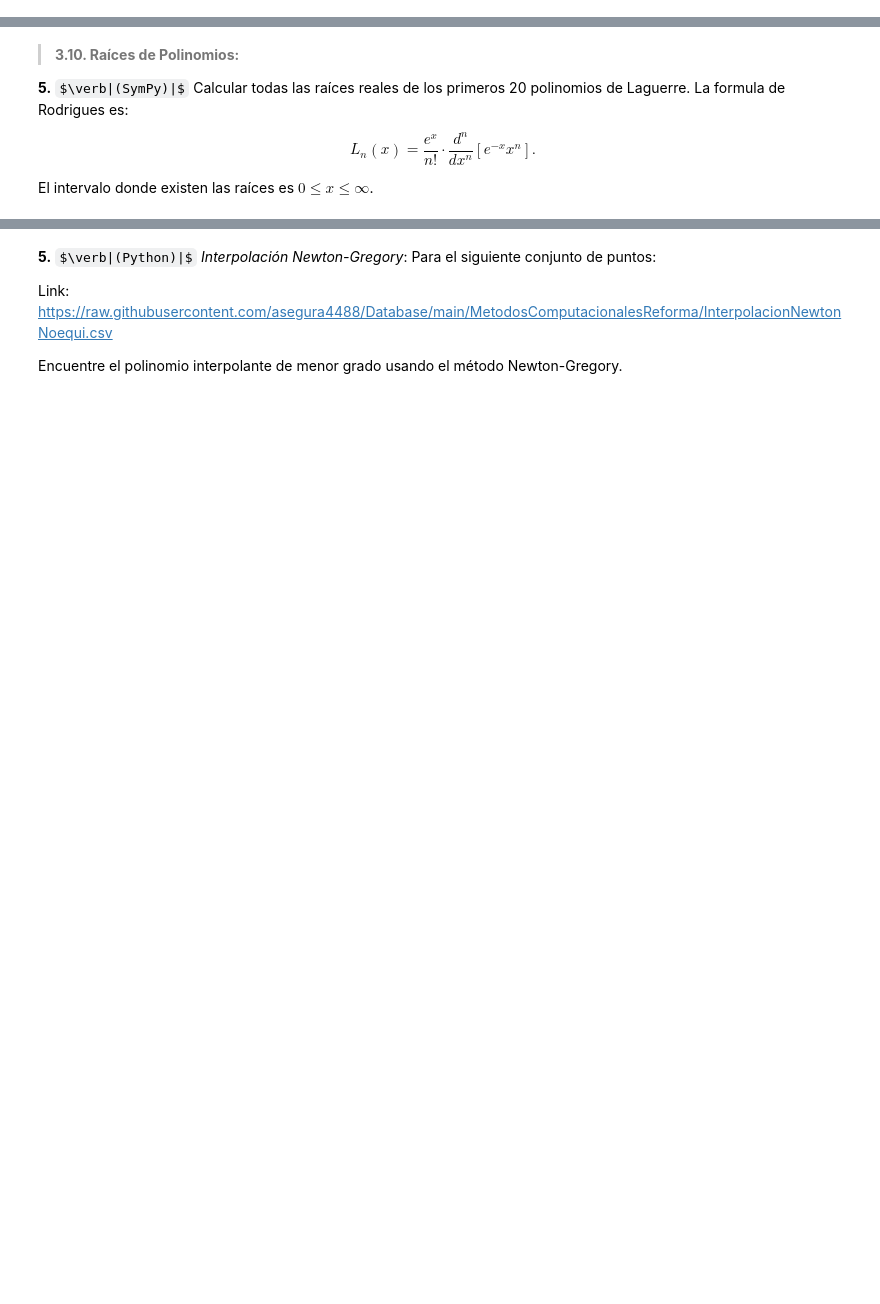
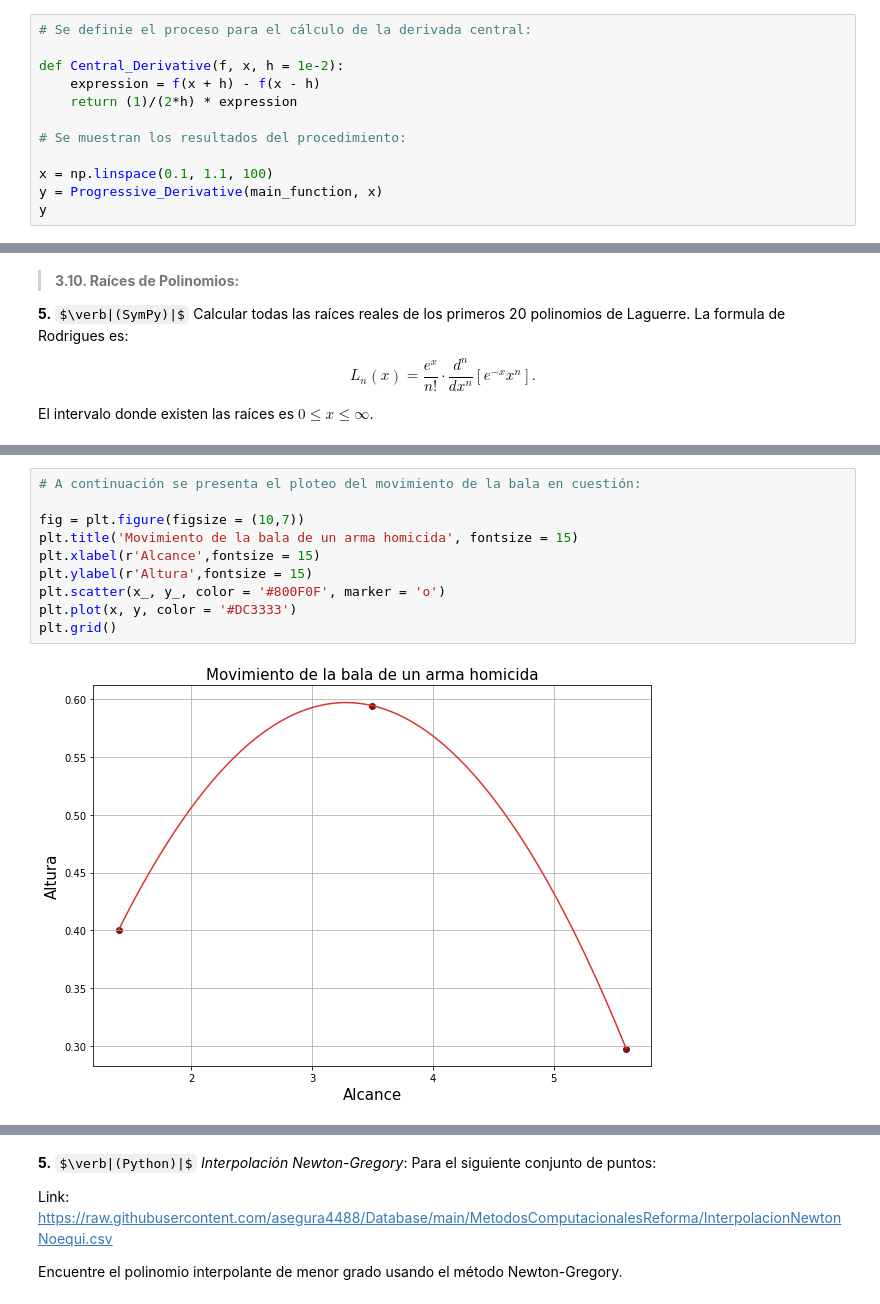
Before and after one commit to ThomasAnkhe/Metodos1_ClaudiaCuellar-ThomasAndrade, a Jupyter notebook: Segundo Taller/Métodos_Taller2.ipynb, the cells around one changed output, grey strips where cells are left out. Drawn from its saved outputs; the diff is of its cells as text; some formulas as TeX source; blank space fills up the shorter version.

```diff
--- a/Segundo Taller/Métodos_Taller2.ipynb
+++ b/Segundo Taller/Métodos_Taller2.ipynb
@@ -52,0 +62,12 @@ $$f'(x) \cong \frac{1}{2h} \cdot (-3f(x) + 4f(x + h) - f(x + 2h)).$$
+# %%
+# Se definie el proceso para el cálculo de la derivada central:
+
+def Central_Derivative(f, x, h = 1e-2):
+    expression = f(x + h) - f(x - h)
+    return (1)/(2*h) * expression
+
+# Se muestran los resultados del procedimiento:
+
+x = np.linspace(0.1, 1.1, 100)
+y = Progressive_Derivative(main_function, x)
+y
@@ -225,0 +183,12 @@ El valor de la velocidad inicial de la vala es de 10.0 m/s referida en un ángul
+# %%
+# A continuación se presenta el ploteo del movimiento de la bala en cuestión:
+
+fig = plt.figure(figsize = (10,7))
+plt.title('Movimiento de la bala de un arma homicida', fontsize = 15)
+plt.xlabel(r'Alcance',fontsize = 15)
+plt.ylabel(r'Altura',fontsize = 15)
+plt.scatter(x_, y_, color = '#800F0F', marker = 'o')
+plt.plot(x, y, color = '#DC3333')
+plt.grid()
+# %% [output]
+[figure, added]
```
Also changed, not shown: parts of 39 cells of this notebook, 1 other file.
